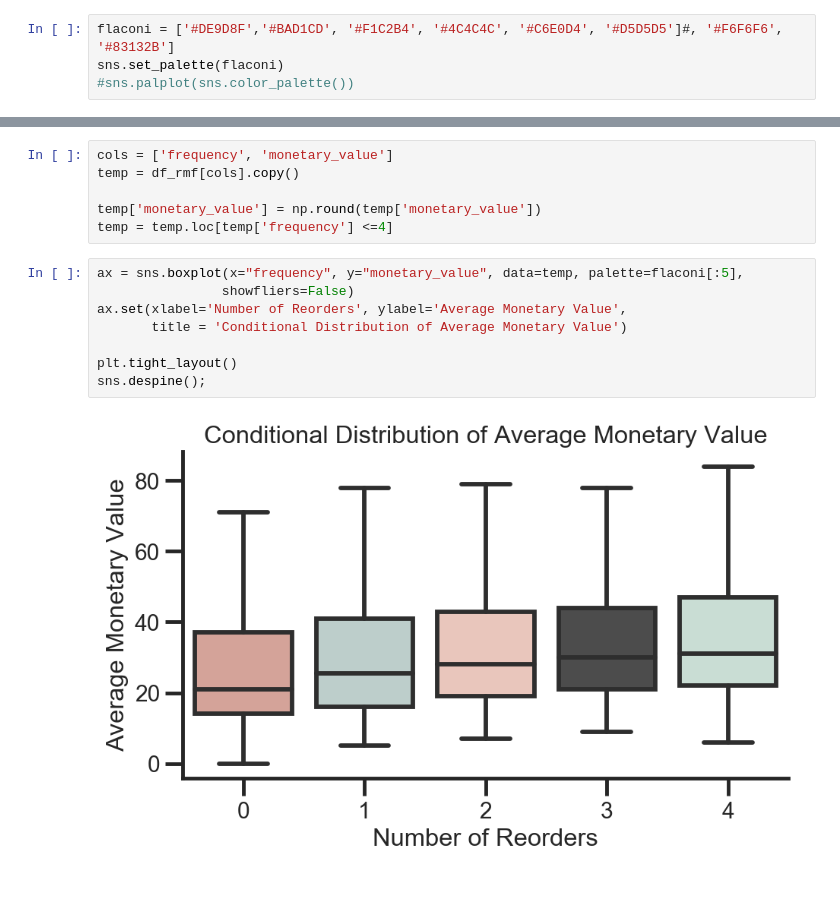
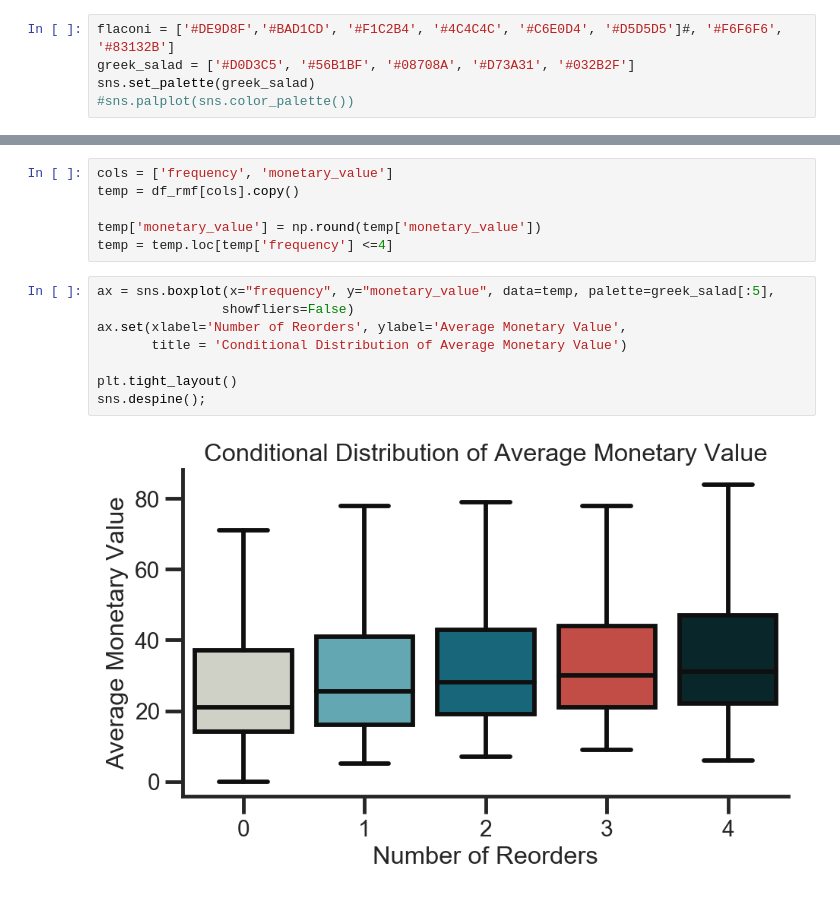
Before and after one commit to dhiman2/clv-cdnow, a Jupyter notebook: CDNOW-EDA.ipynb, the cells around one changed output, grey strips where cells are left out. Drawn from its saved outputs; the diff is of its cells as text.

```diff
--- a/CDNOW-EDA.ipynb
+++ b/CDNOW-EDA.ipynb
@@ -48,7 +51,8 @@ sns.set(style="ticks")
 sns.set_context("poster", font_scale = .7, rc={"grid.linewidth": 5})
 # %%
 flaconi = ['#DE9D8F','#BAD1CD', '#F1C2B4', '#4C4C4C', '#C6E0D4', '#D5D5D5']#, '#F6F6F6', '#83132B']
-sns.set_palette(flaconi)
+greek_salad = ['#D0D3C5', '#56B1BF', '#08708A', '#D73A31', '#032B2F']
+sns.set_palette(greek_salad)
 #sns.palplot(sns.color_palette())
 # %% [markdown]
 ## Read Transaction Log
@@ -397,12 +401,12 @@ temp = df_rmf[cols].copy()
 temp['monetary_value'] = np.round(temp['monetary_value'])
 temp = temp.loc[temp['frequency'] <=4]
 # %%
-ax = sns.boxplot(x="frequency", y="monetary_value", data=temp, palette=flaconi[:5],
+ax = sns.boxplot(x="frequency", y="monetary_value", data=temp, palette=greek_salad[:5],
                 showfliers=False)
 ax.set(xlabel='Number of Reorders', ylabel='Average Monetary Value',
        title = 'Conditional Distribution of Average Monetary Value')
 
 plt.tight_layout()
 sns.despine();
 # %% [output]
-[figure, old version]
+[figure, new version]
```
Also changed, not shown: parts of 8 cells of this notebook.
